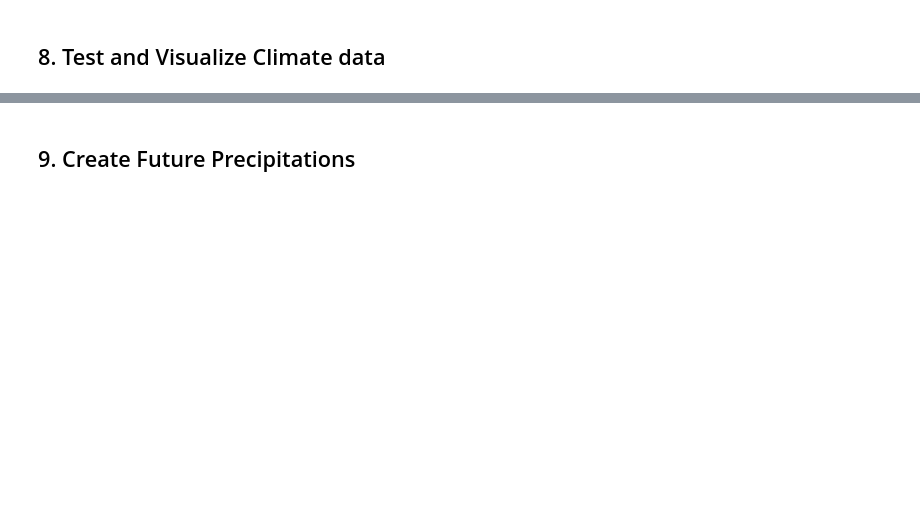
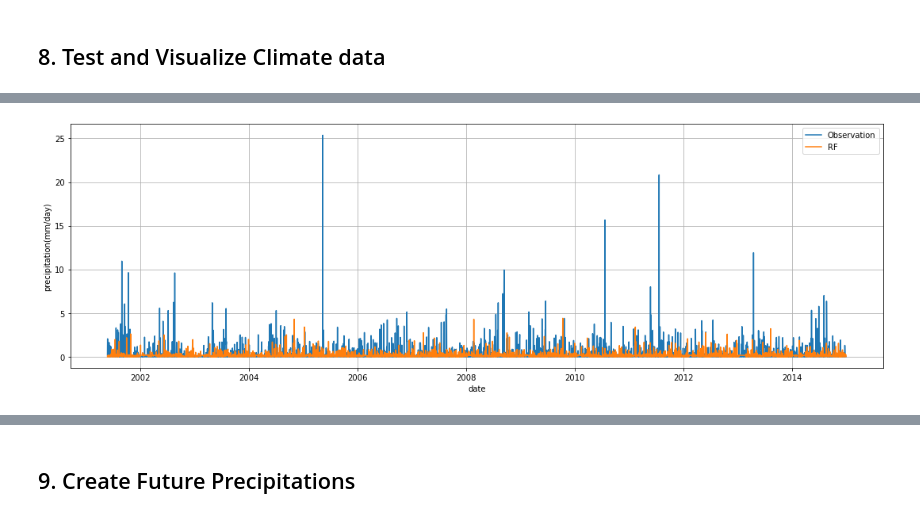
Before and after one commit to DavidChoi76/CCdownscaling, a Jupyter notebook: example/2_application_of _downscaling_methods_using_climate_data (Uganda).ipynb, the cells around one changed output, grey strips where cells are left out. Cells and saved outputs as stored; diff of their text form; code cells hidden in the pictures; blank space fills up the shorter version.

```diff
--- a/example/2_application_of _downscaling_methods_using_climate_data (Uganda).ipynb
+++ b/example/2_application_of _downscaling_methods_using_climate_data (Uganda).ipynb
@@ -112,0 +220,3 @@ input_data, input_means, input_stdevs
+# %%
+total_data = pd.merge(total_date_df, station_data, on="date", how="left")
+total_data
@@ -112,0 +255,5 @@ input_data, input_means, input_stdevs
+# %%
+# 결측이 없음을 확인함
+col_name = list(total_data)
+total_data[col_name] = total_data[col_name].interpolate(method="pad")
+total_data[total_data.isna().any(axis=1)]
@@ -112,0 +267,3 @@ input_data, input_means, input_stdevs
+# %%
+total_data = total_data.fillna(0)
+total_data
@@ -115,11 +286,13 @@ input_data, input_means, input_stdevs
 # %%
 # split train and test sets:
 # train_split = int(round(input_data.shape[0]*0.8))
-train_split = 17150  # split out the first 24 years for the training data, last 6 years for the test set
-training_data = input_data[0:train_split, :]
-train_hist = hist_data[0:train_split]
-test_data = input_data[train_split:, :]
-test_hist = hist_data[train_split:]
-rean_precip_train = rean_precip[0:train_split]
-rean_precip_test = rean_precip[train_split:]
+input_data = total_data["gcm_precip"]
+hist_data = total_data["precip"]
+train_split = int(len(total_data)*0.8)  # split out the first 24 years for the training data, last 6 years for the test set
+training_data = input_data[0:train_split].values.reshape(-1, 1)
+train_hist = hist_data[0:train_split].values.reshape(-1, 1)
+test_data = input_data[train_split:].values.reshape(-1, 1)
+test_hist = hist_data[train_split:].values.reshape(-1, 1)
+#rean_precip_train = rean_precip[0:train_split]
+#rean_precip_test = rean_precip[train_split:]
 print(training_data.shape, test_data.shape)
@@ -165,3 +340,17 @@ mse, mae, r2
+# %%
+import numpy as np
+import matplotlib.pyplot as plt
+
+fig, ax = plt.subplots(1, 1, figsize=(15,5))
+ax.plot(total_data["date"][train_split:].values, test_hist, total_data["date"][train_split:].values, random_forest_output)
+ax.set_xlabel('date')
+ax.set_ylabel('precipitation(mm/day)')
+ax.grid(True)
+ax.legend(['Observation', 'RF'])
+fig.tight_layout()
+plt.show()
+# %% [output]
+[figure, added]
 # %%
 mse = mean_squared_error(test_hist, rf_two_part_output)
 mae = mean_absolute_error(test_hist, rf_two_part_output)
```
Also changed, not shown: parts of 62 cells of this notebook, 1 other file.
